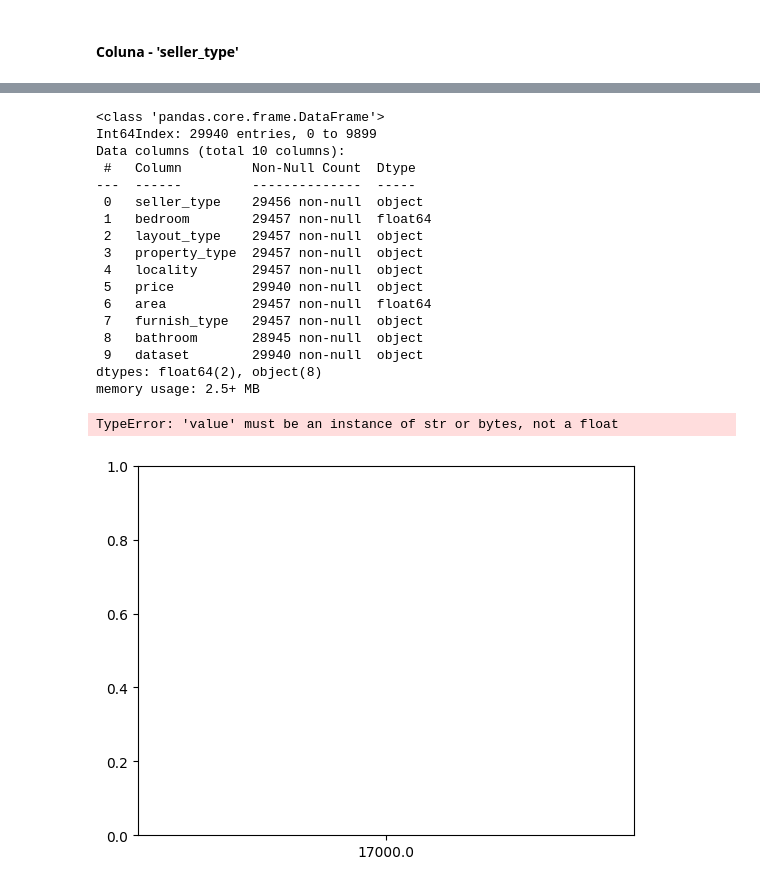
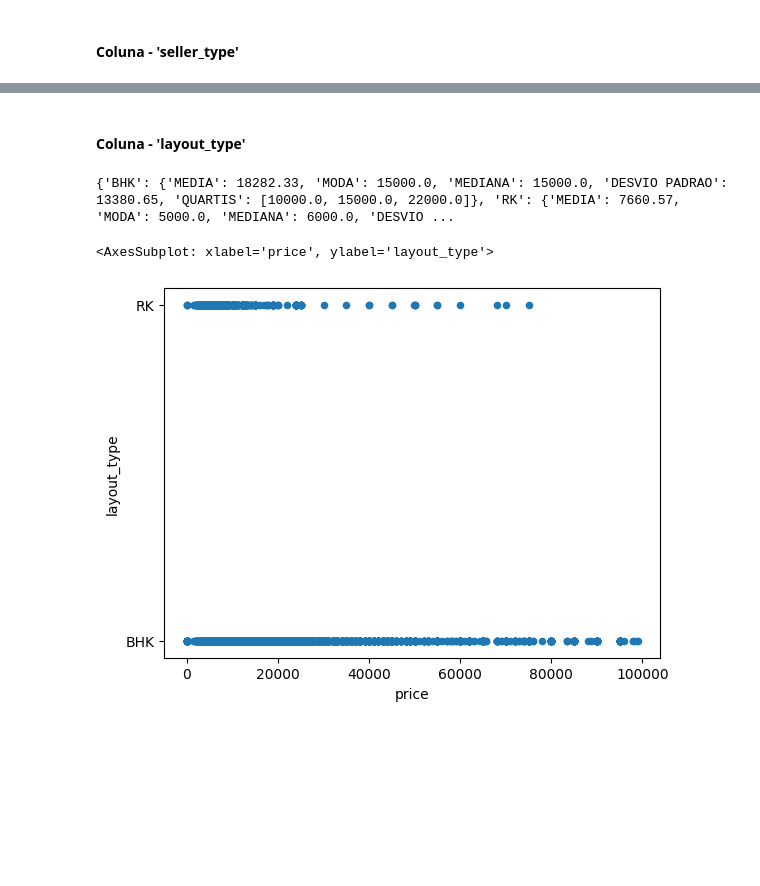
Before and after one commit to Felipanjos/a3_big_data_2022.2-, a Jupyter notebook: notebook.ipynb, the cells around one changed output, grey strips where cells are left out. Drawn from its saved outputs; the diff is of its cells as text; code cells hidden in the pictures; blank space fills up the shorter version.

```diff
--- a/notebook.ipynb
+++ b/notebook.ipynb
@@ -212,20 +169,0 @@ df_copy = df.copy()
-# %%
-df_copy.info()
-# %% [output]
-<class 'pandas.core.frame.DataFrame'>
-Int64Index: 29940 entries, 0 to 9899
-Data columns (total 10 columns):
- #   Column         Non-Null Count  Dtype
----  ------         --------------  -----
- 0   seller_type    29456 non-null  object
- 1   bedroom        29457 non-null  float64
- 2   layout_type    29457 non-null  object
- 3   property_type  29457 non-null  object
- 4   locality       29457 non-null  object
- 5   price          29940 non-null  object
- 6   area           29457 non-null  float64
- 7   furnish_type   29457 non-null  object
- 8   bathroom       28945 non-null  object
- 9   dataset        29940 non-null  object
-dtypes: float64(2), object(8)
-memory usage: 2.5+ MB
@@ -234,5 +170,14 @@ df_copy['price'] = df_copy['price'].astype(str)
-# %%
-df_copy.plot(kcattind='ser', x='price', y='seller_type')
-# %% [output]
-TypeError: 'value' must be an instance of str or bytes, not a float
-[figure, removed]
+# %% [markdown]
+#### Coluna - 'layout_type'
+# %%
+coluna_analise = 'layout_type'
+
+statis = analise_preco(coluna_analise)
+print(statis)
+
+
+df.plot(kind='scatter', x='price', y=coluna_analise)
+# %% [output]
+{'BHK': {'MEDIA': 18282.33, 'MODA': 15000.0, 'MEDIANA': 15000.0, 'DESVIO PADRAO': 13380.65, 'QUARTIS': [10000.0, 15000.0, 22000.0]}, 'RK': {'MEDIA': 7660.57, 'MODA': 5000.0, 'MEDIANA': 6000.0, 'DESVIO ...
+<AxesSubplot: xlabel='price', ylabel='layout_type'>
+[figure, added]
```
Also changed, not shown: parts of 15 cells of this notebook.
